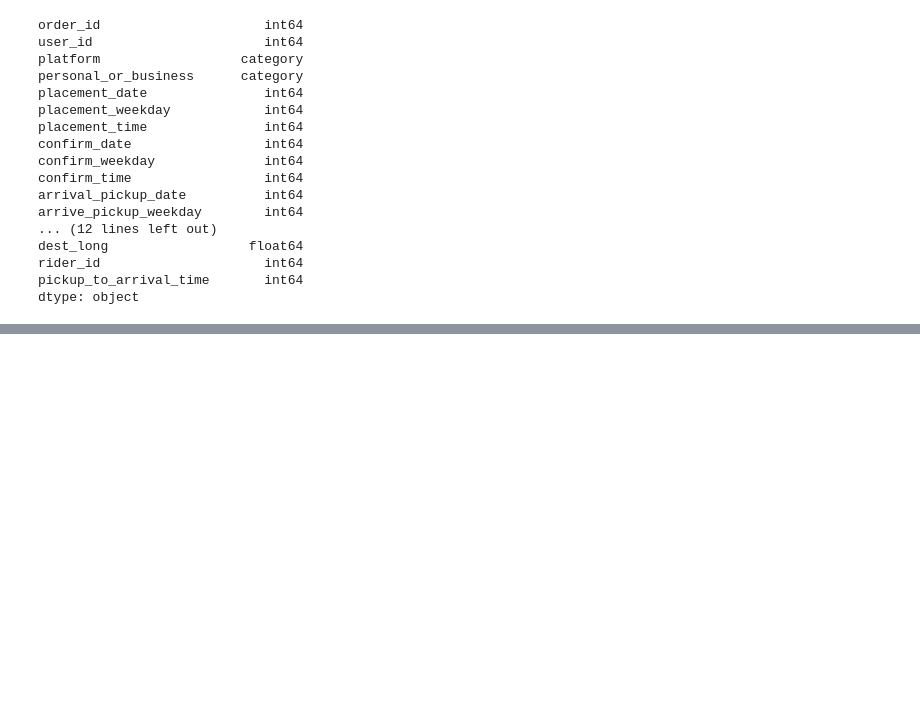
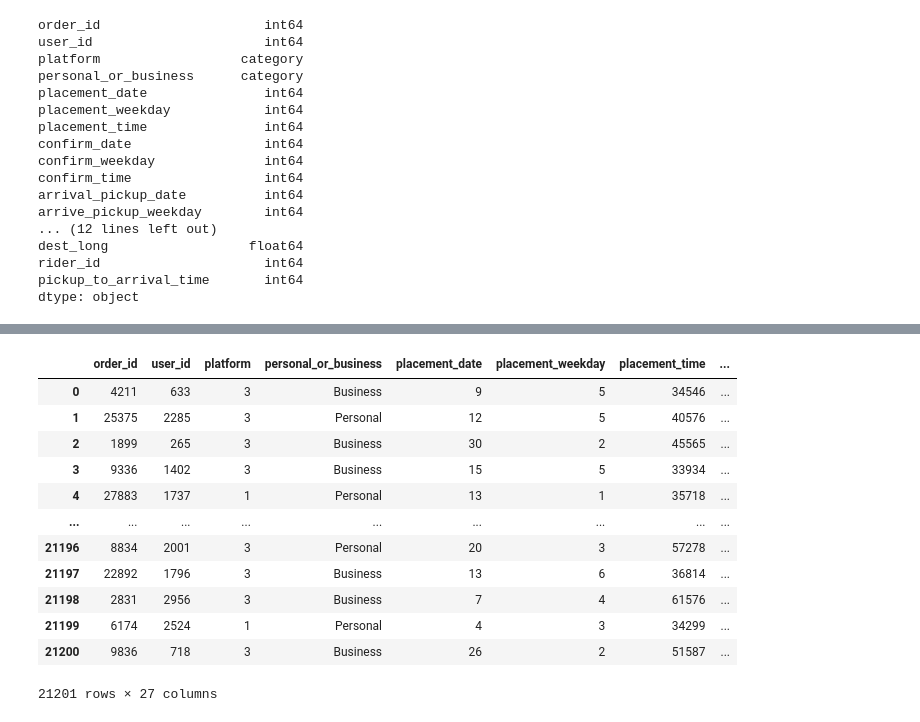
Before and after one commit to jeremylee73/ix-sendy-logistics, a Jupyter notebook: sendy-logistics-train.ipynb, the cells around one changed output, grey strips where cells are left out. Cells and saved outputs as stored; diff of their text form; code cells hidden in the pictures; blank space fills up the shorter version.

```diff
--- a/sendy-logistics-train.ipynb
+++ b/sendy-logistics-train.ipynb
@@ -272,6 +330,7 @@ def convert_str_to_int(string):
 train['placement_time'] = train.apply(lambda x: convert_time(x.placement_time), axis=1)
 train['confirm_time'] = train.apply(lambda x: convert_time(x.confirm_time), axis=1)
 train['pickup_time'] = train.apply(lambda x: convert_time(x.pickup_time), axis=1)
+train['arrive_time'] = train.apply(lambda x: convert_time(x.arrive_time), axis=1)
 train['arrival_dest_time'] = train.apply(lambda x: convert_time(x.arrival_dest_time), axis=1)
 # %% [output]
 09:35:46
@@ -315,0 +391,16 @@ dtype: object
+# %%
+train
+# %% [output]
+|  | order_id | user_id | platform | personal_or_business | placement_date | placement_weekday | placement_time | ... |
+| 0 | 4211 | 633 | 3 | Business | 9 | 5 | 34546 | ... |
+| 1 | 25375 | 2285 | 3 | Personal | 12 | 5 | 40576 | ... |
+| 2 | 1899 | 265 | 3 | Business | 30 | 2 | 45565 | ... |
+| 3 | 9336 | 1402 | 3 | Business | 15 | 5 | 33934 | ... |
+| 4 | 27883 | 1737 | 1 | Personal | 13 | 1 | 35718 | ... |
+| ... | ... | ... | ... | ... | ... | ... | ... | ... |
+| 21196 | 8834 | 2001 | 3 | Personal | 20 | 3 | 57278 | ... |
+| 21197 | 22892 | 1796 | 3 | Business | 13 | 6 | 36814 | ... |
+| 21198 | 2831 | 2956 | 3 | Business | 7 | 4 | 61576 | ... |
+| 21199 | 6174 | 2524 | 1 | Personal | 4 | 3 | 34299 | ... |
+| 21200 | 9836 | 718 | 3 | Business | 26 | 2 | 51587 | ... |
+21201 rows × 27 columns
```
Also changed, not shown: parts of 6 cells of this notebook, 1 other file.
